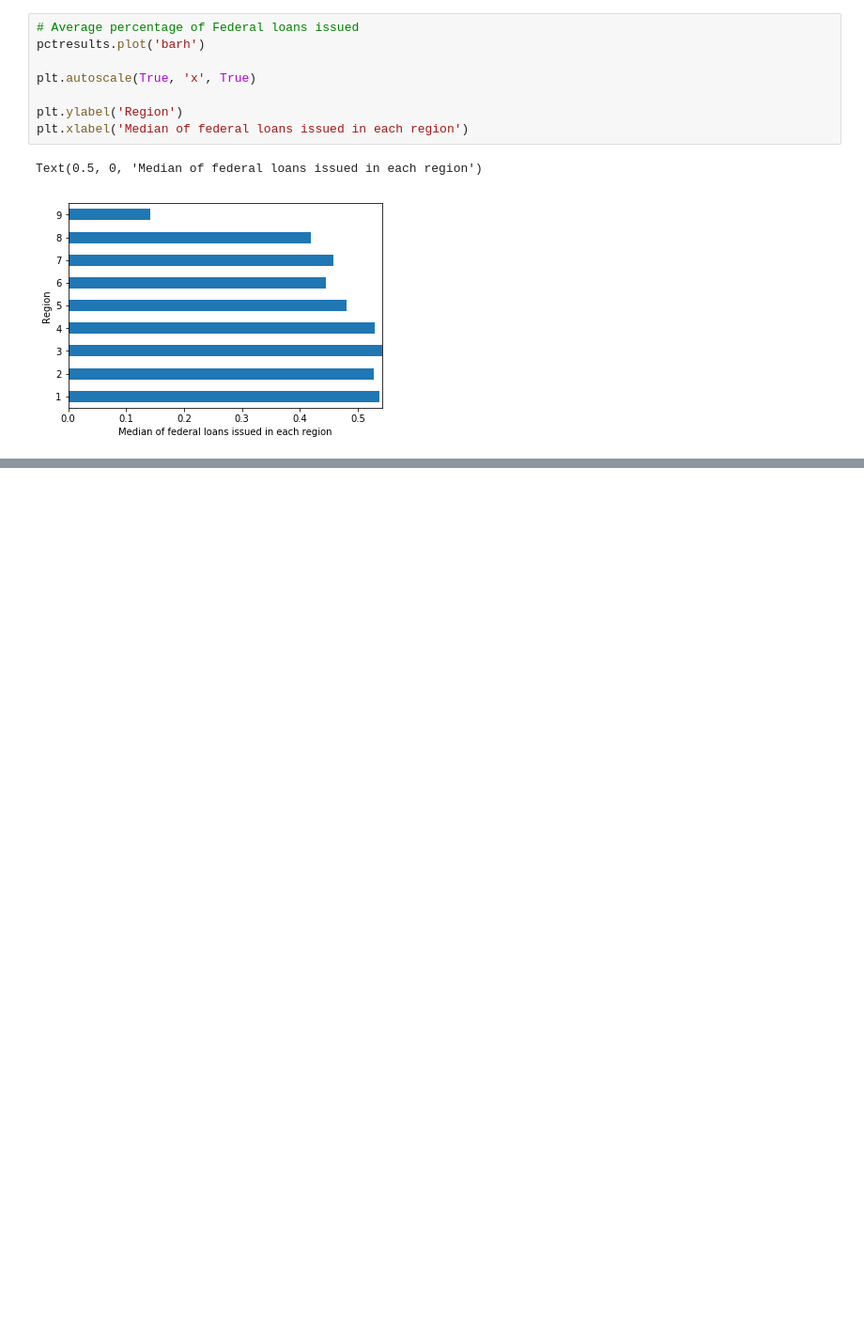
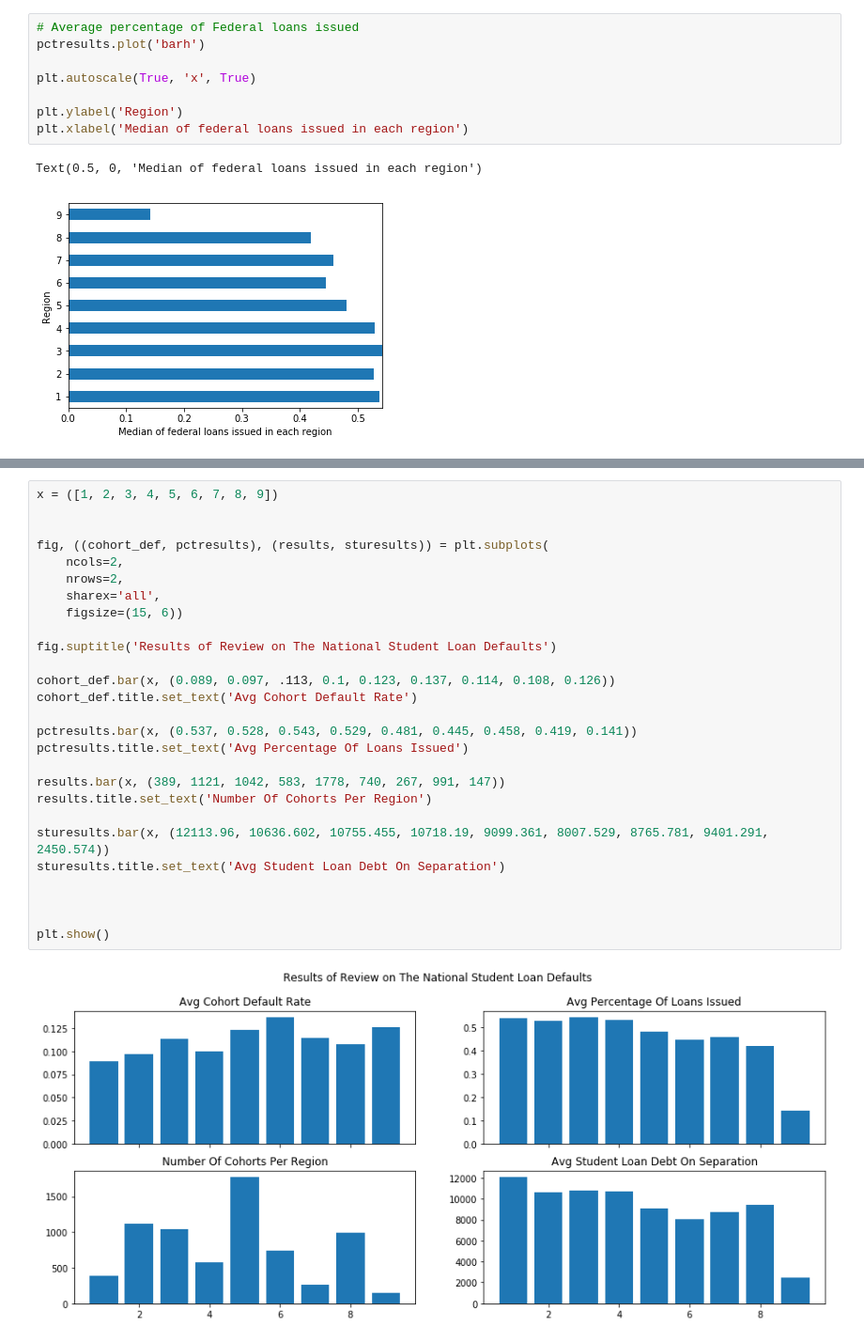
Before and after one commit to NinaMaxberry/Student-Loan-Default-Review, a Jupyter notebook: National Student Loan Debt Review.ipynb, the cells around one changed output, grey strips where cells are left out. Shown at 94% size. Saved outputs shown, nothing was run; the diff lists cells and outputs as text; blank space fills up the shorter version.

```diff
--- a/National Student Loan Debt Review.ipynb
+++ b/National Student Loan Debt Review.ipynb
@@ -202,0 +270,29 @@ Conclusion: Region 5 has the largest cohorts, region 3 has the highest mean of f
+# %%
+x = ([1, 2, 3, 4, 5, 6, 7, 8, 9])
+
+
+fig, ((cohort_def, pctresults), (results, sturesults)) = plt.subplots(
+    ncols=2,
+    nrows=2,
+    sharex='all',
+    figsize=(15, 6))
+
+fig.suptitle('Results of Review on The National Student Loan Defaults')
+
+cohort_def.bar(x, (0.089, 0.097, .113, 0.1, 0.123, 0.137, 0.114, 0.108, 0.126))
+cohort_def.title.set_text('Avg Cohort Default Rate')
+
+pctresults.bar(x, (0.537, 0.528, 0.543, 0.529, 0.481, 0.445, 0.458, 0.419, 0.141))
+pctresults.title.set_text('Avg Percentage Of Loans Issued')
+
+results.bar(x, (389, 1121, 1042, 583, 1778, 740, 267, 991, 147))
+results.title.set_text('Number Of Cohorts Per Region')
+
+sturesults.bar(x, (12113.96, 10636.602, 10755.455, 10718.19, 9099.361, 8007.529, 8765.781, 9401.291, 2450.574))
+sturesults.title.set_text('Avg Student Loan Debt On Separation')
+
+
+
+plt.show()
+# %% [output]
+[figure, added]
```
Also changed, not shown: parts of 21 cells of this notebook, 3 other files.
